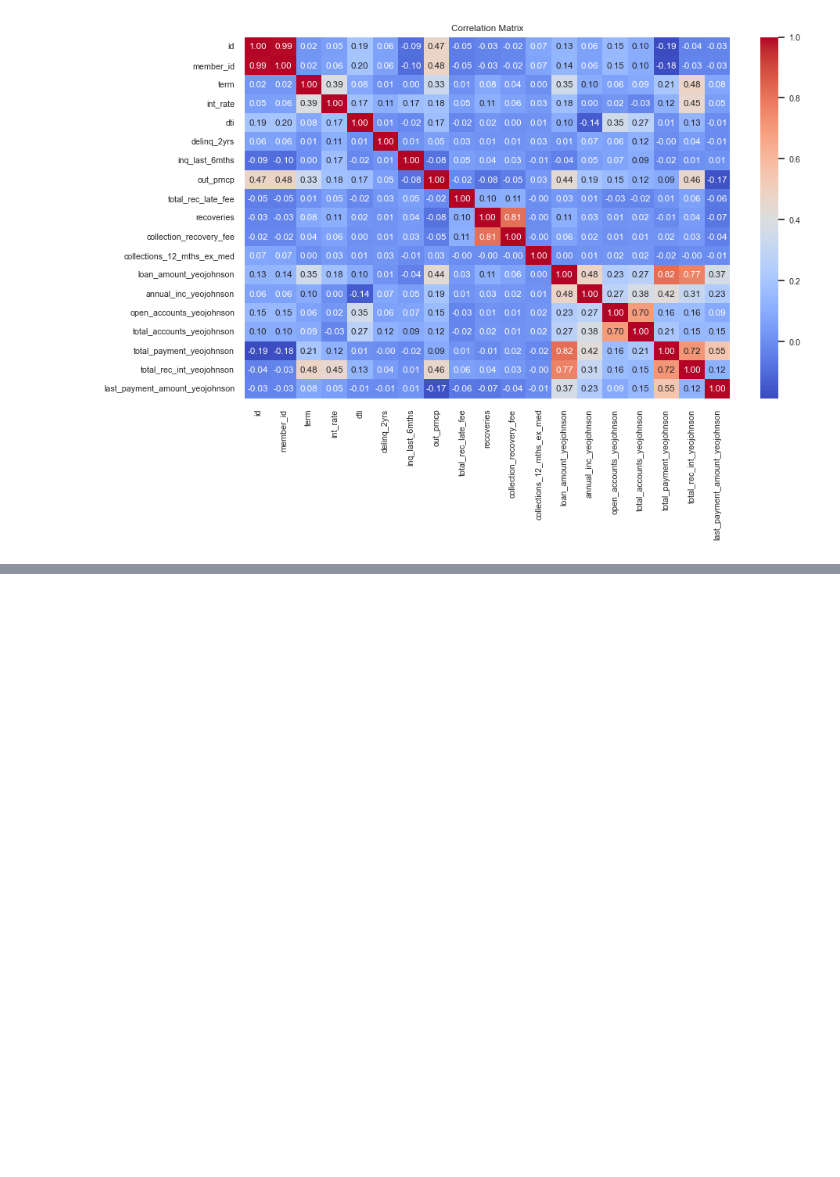
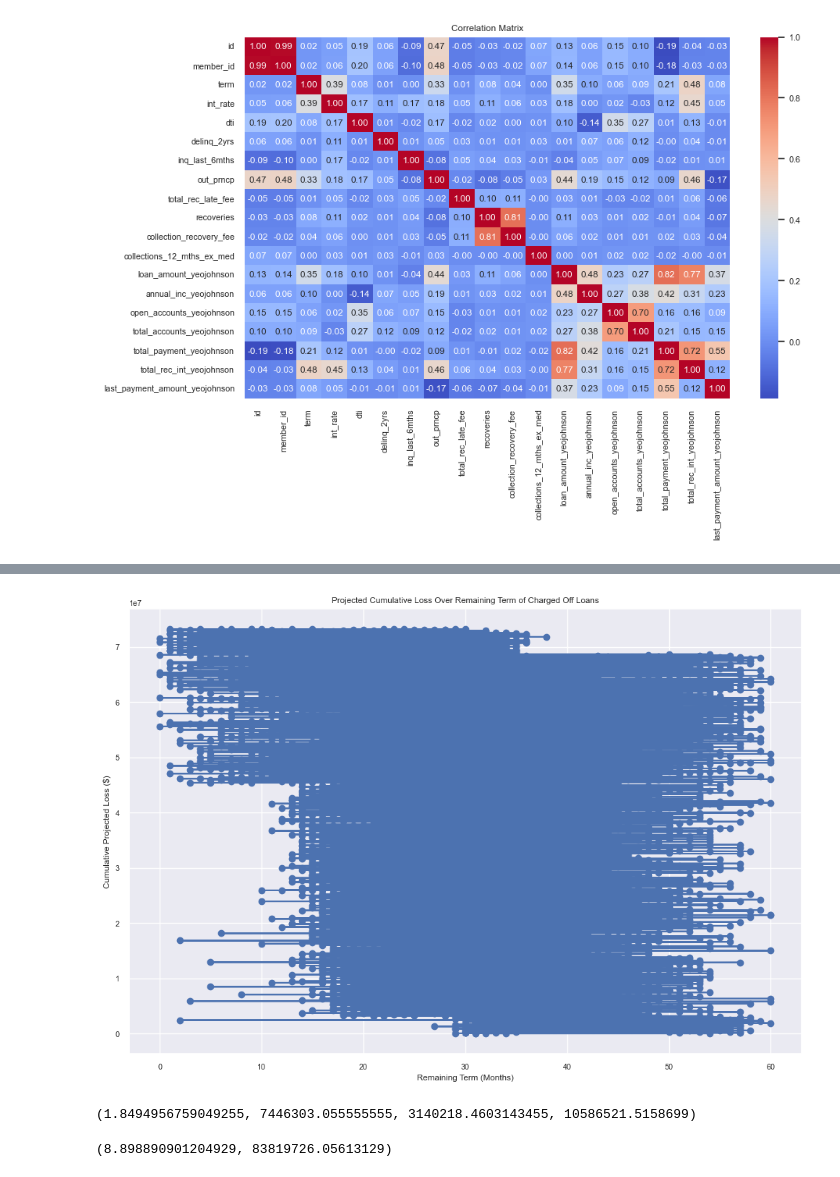
Before and after one commit to bc319IC/Exploratory_Data_Analysis-Customer_Loans_in_Finance, a Jupyter notebook: customer_loans.ipynb, the cells around one changed output, grey strips where cells are left out. Drawn from its saved outputs; the diff is of its cells as text; code cells hidden in the pictures; blank space fills up the shorter version.

```diff
--- a/customer_loans.ipynb
+++ b/customer_loans.ipynb
@@ -399,0 +423,16 @@ norm_df_plot.visualise_correlation_matrix()
+# %%
+#Projected loss of charged off loans
+df_analyse.analyse_charged_off_loans
+df_analyse.plot_projected_charged_off_loss()
+# %% [output]
+[figure, added]
+# %%
+# At risk loans
+df_analyse.analyse_at_risk_loans()
+# %% [output]
+(1.8494956759049255, 7446303.055555555, 3140218.4603143455, 10586521.5158699)
+# %%
+# Combined loss
+df_analyse.analyse_combined_loss()
+# %% [output]
+(8.898890901204929, 83819726.05613129)
```
Also changed, not shown: parts of 8 cells of this notebook, 2 other files.
